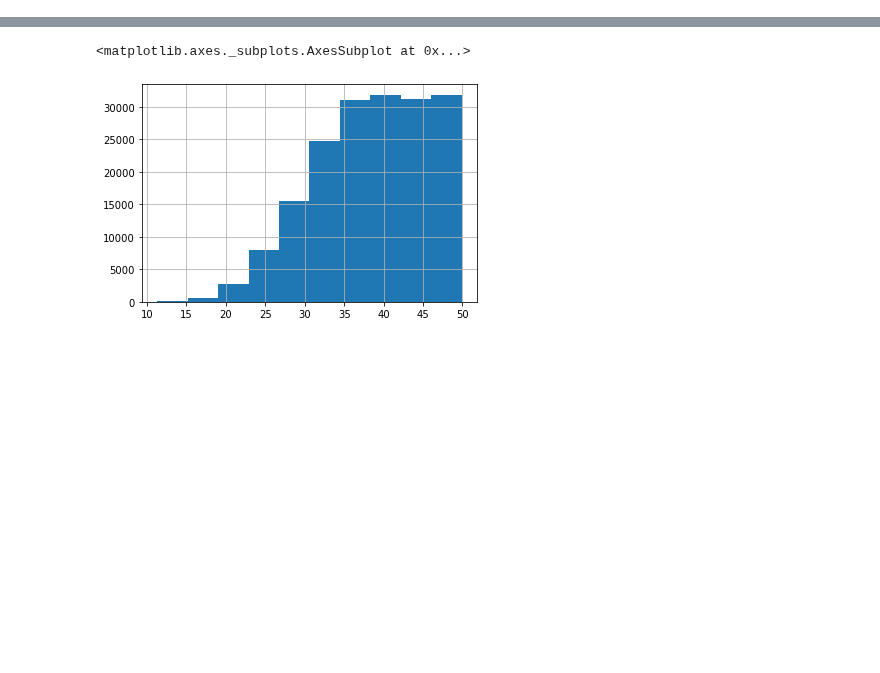
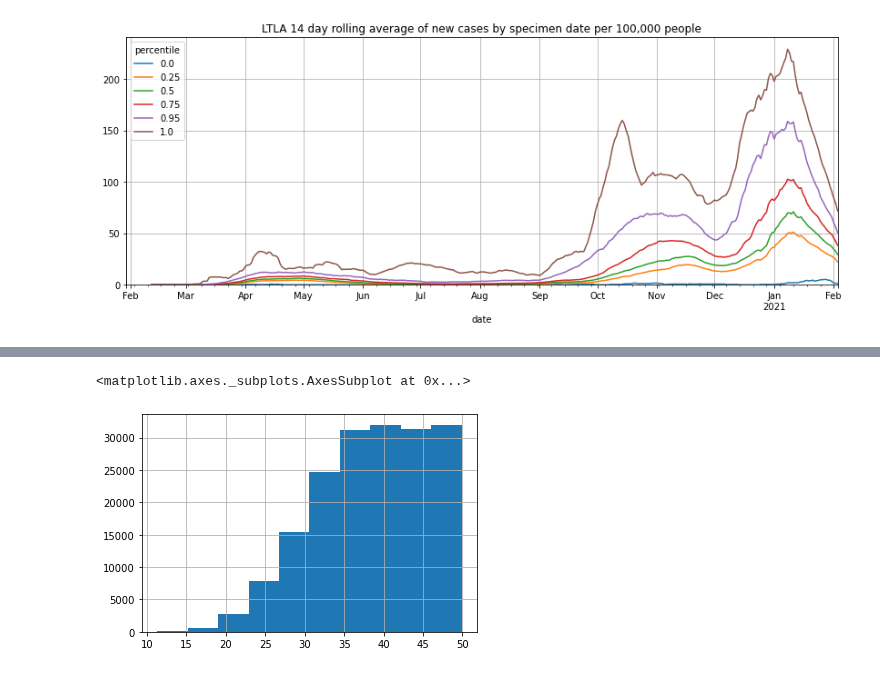
Before and after one commit to cjw296/coronavirus, a Jupyter notebook: area_percentiles.ipynb, the cells around one changed output, grey strips where cells are left out. Cells and saved outputs as stored; diff of their text form; code cells hidden in the pictures; blank space fills up the shorter version.

```diff
--- a/area_percentiles.ipynb
+++ b/area_percentiles.ipynb
@@ -22 +20,5 @@ plot_quantiles(ltla_map_data()[0].reset_index(), per100k, title='14 day smoothed
+# %%
+plot_quantiles(get_map(ltla, 'cases'))
+# %% [output]
+[figure, added]
 # %%
```
Also changed, not shown: parts of 10 cells of this notebook, 1 other file.
